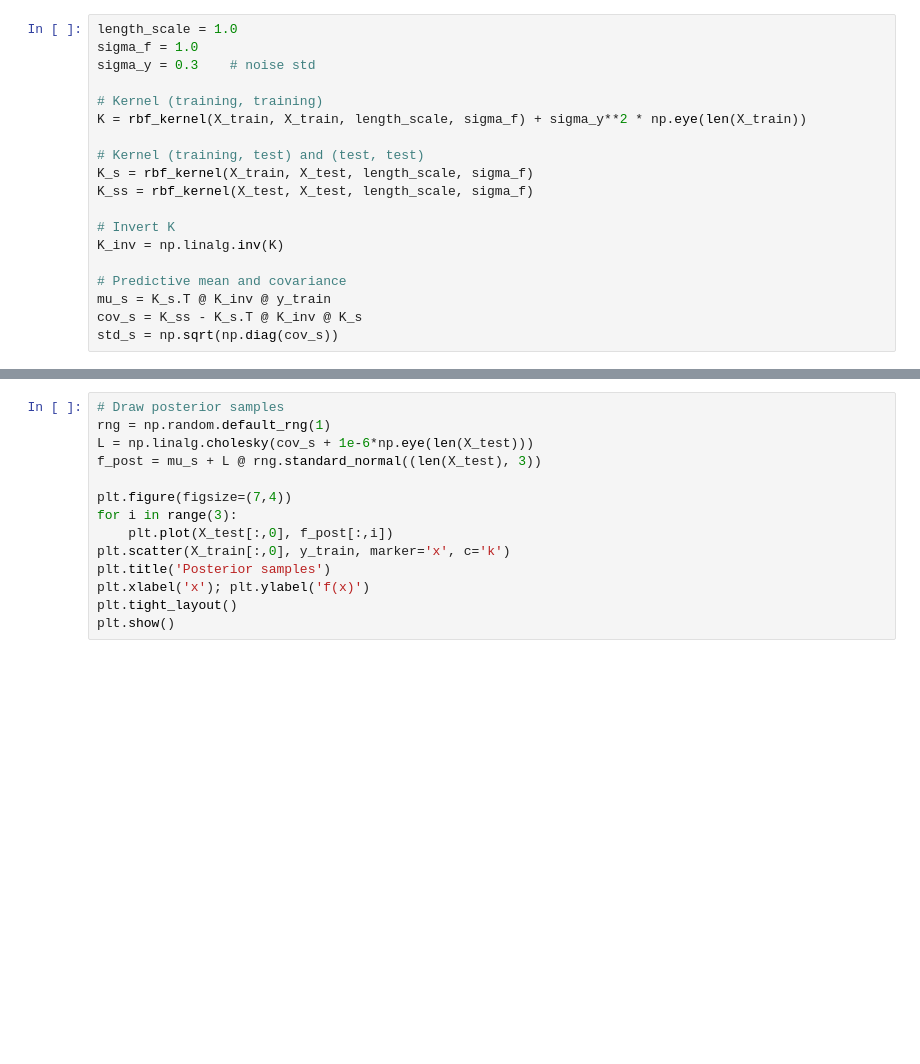
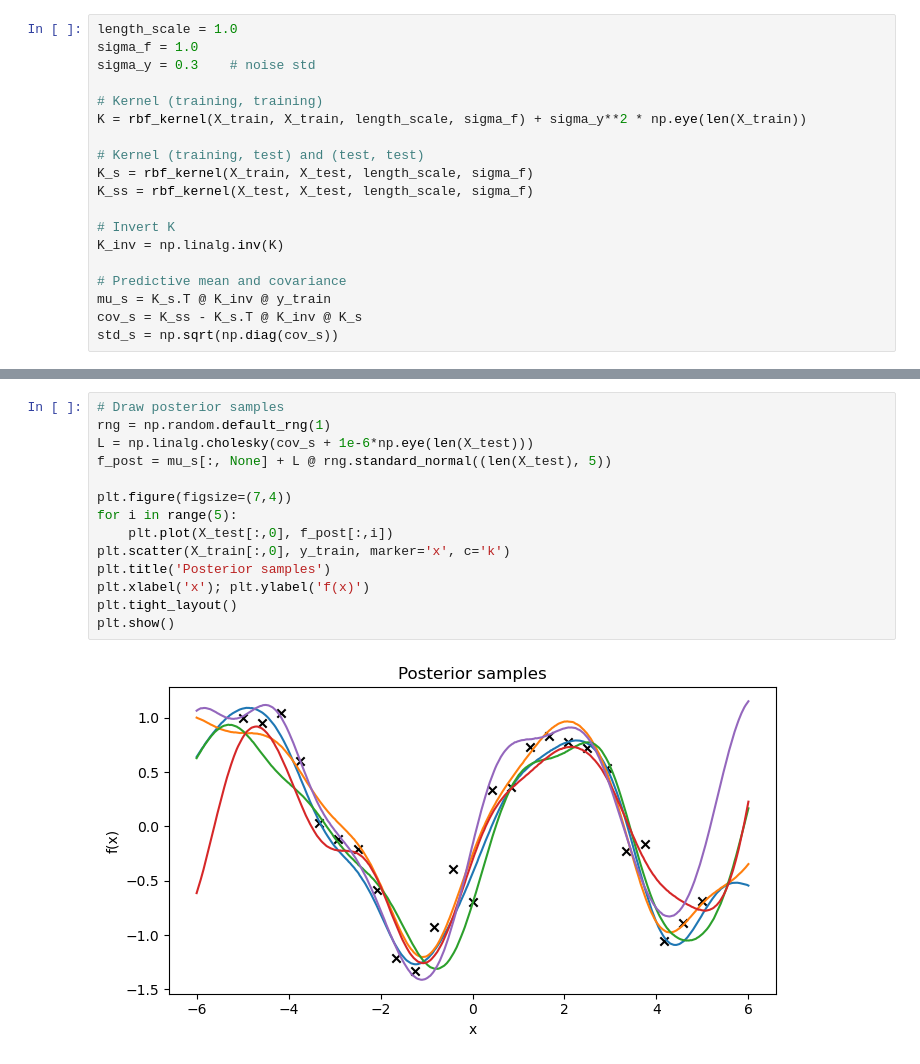
Before and after one commit to noah-silverberg/Learn-CT, a Jupyter notebook: gp.ipynb, the cells around one changed output, grey strips where cells are left out. Drawn from its saved outputs; the diff is of its cells as text; blank space fills up the shorter version.

```diff
--- a/gp.ipynb
+++ b/gp.ipynb
@@ -51,14 +53,16 @@ plt.show()
 # %%
 # Draw posterior samples
 rng = np.random.default_rng(1)
 L = np.linalg.cholesky(cov_s + 1e-6*np.eye(len(X_test)))
-f_post = mu_s + L @ rng.standard_normal((len(X_test), 3))
+f_post = mu_s[:, None] + L @ rng.standard_normal((len(X_test), 5))
 
 plt.figure(figsize=(7,4))
-for i in range(3):
+for i in range(5):
     plt.plot(X_test[:,0], f_post[:,i])
 plt.scatter(X_train[:,0], y_train, marker='x', c='k')
 plt.title('Posterior samples')
 plt.xlabel('x'); plt.ylabel('f(x)')
 plt.tight_layout()
 plt.show()
+# %% [output]
+[figure, added]
```
Also changed, not shown: parts of 1 cell of this notebook.
